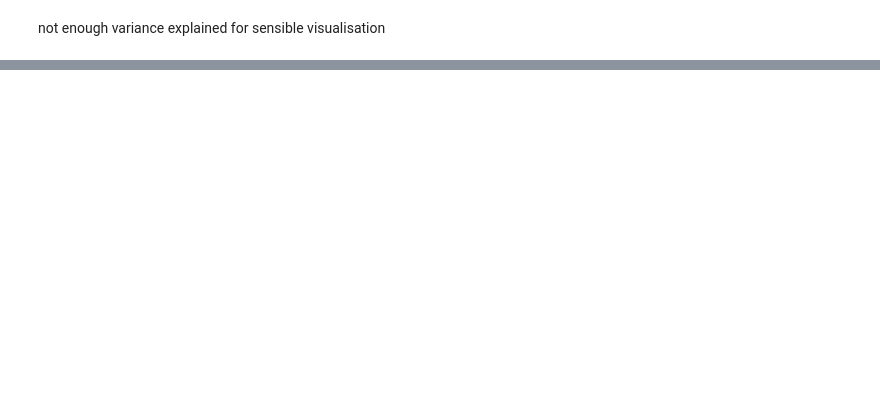
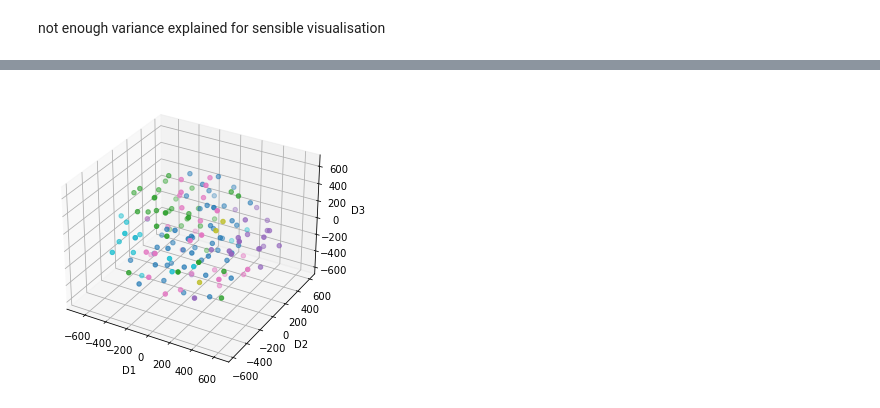
Before and after one commit to MerlinSchaefer/spotify_app, a Jupyter notebook: Exploration_Clustering_E.ipynb, the cells around one changed output, grey strips where cells are left out. Saved outputs shown, nothing was run; the diff lists cells and outputs as text; code cells hidden in the pictures; blank space fills up the shorter version.

```diff
--- a/Exploration_Clustering_E.ipynb
+++ b/Exploration_Clustering_E.ipynb
@@ -243,2 +243,10 @@ array([0.23168215, 0.37986748])
 # %% [markdown]
 not enough variance explained for sensible visualisation
+# %%
+tsne3 = TSNE(n_components=3, n_iter=5000, random_state=13, perplexity=50)
+tsne_results = tsne3.fit_transform(X)
+# %%
+df_tsne3 = pd.DataFrame(tsne_results)
+df_tsne3.columns = ['D1', 'D2', 'D3']
+df_tsne3['label'] = km.labels_
+df_tsne3.head()
@@ -244,0 +260,15 @@ not enough variance explained for sensible visualisation
+# %%
+from mpl_toolkits.mplot3d import Axes3D
+
+fig = plt.figure()
+ax = Axes3D(fig)
+
+ax.scatter(df_tsne3['D1'], df_tsne3['D2'], df_tsne3['D3'],
+           c=df_tsne3['label'], cmap='tab10')
+
+ax.set_xlabel('D1')
+ax.set_ylabel('D2')
+ax.set_zlabel('D3')
+plt.show()
+# %% [output]
+[figure, added]
```
Also changed, not shown: parts of 4 cells of this notebook.
